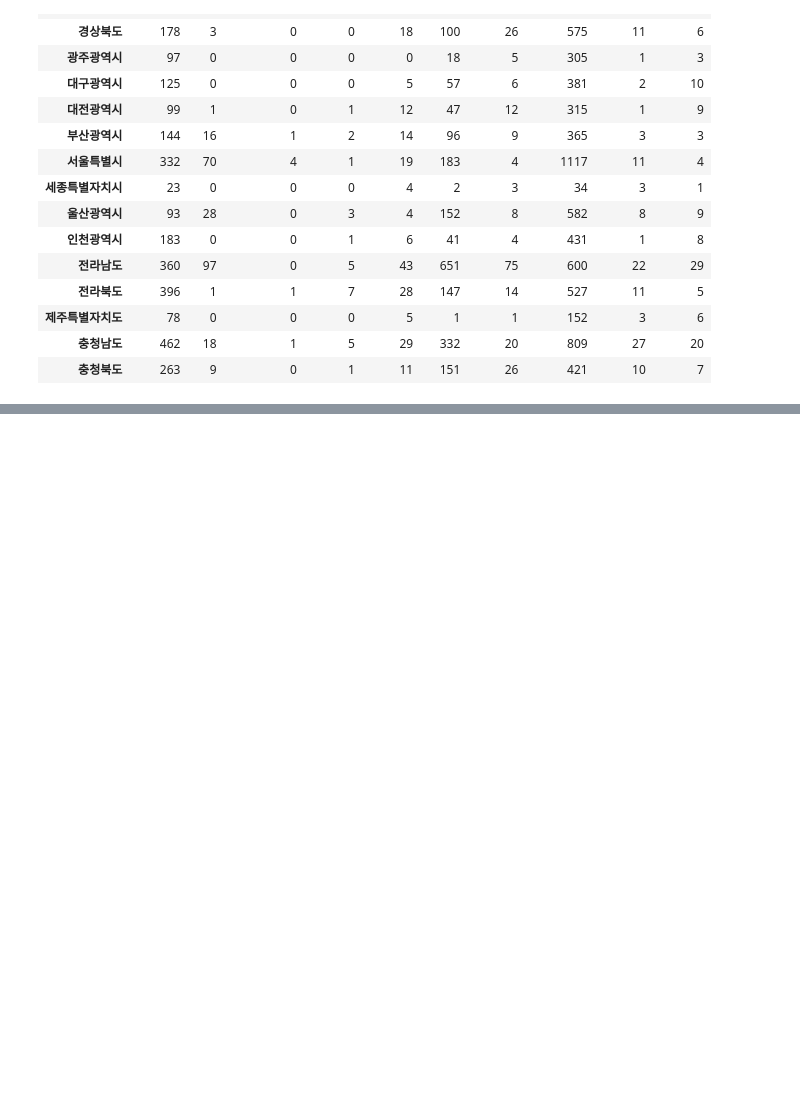
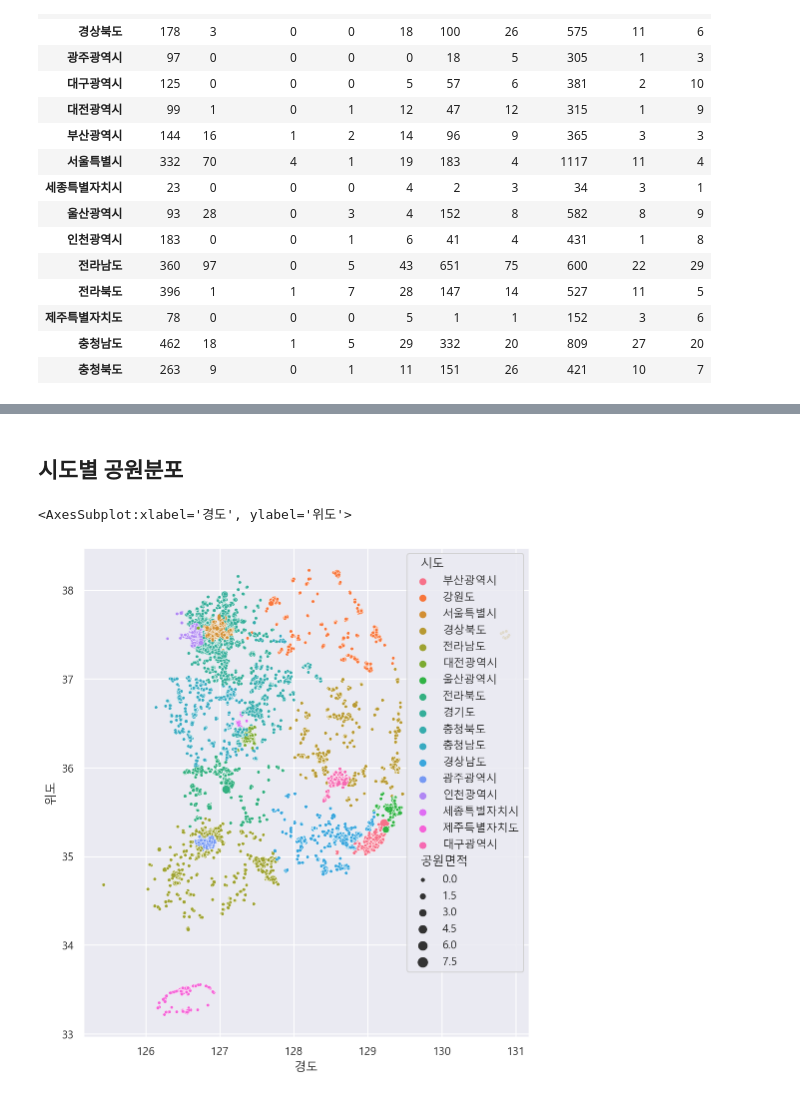
Before and after one commit to pmj3590/inflearn_opendata, a Jupyter notebook: park.ipynb, the cells around one changed output, grey strips where cells are left out. Saved outputs shown, nothing was run; the diff lists cells and outputs as text; code cells hidden in the pictures; blank space fills up the shorter version.

```diff
--- a/park.ipynb
+++ b/park.ipynb
@@ -954,0 +997,9 @@ city_cate.style.background_gradient()
+# %% [markdown]
+## 시도별 공원분포
+# %%
+plt.figure(figsize=(8, 9))
+sns.scatterplot(data=df_park, x="경도", y="위도",
+               hue="시도", size="공원면적", sizes=(10, 100))
+# %% [output]
+<AxesSubplot:xlabel='경도', ylabel='위도'>
+[figure, added]
```
Also changed, not shown: parts of 21 cells of this notebook.
